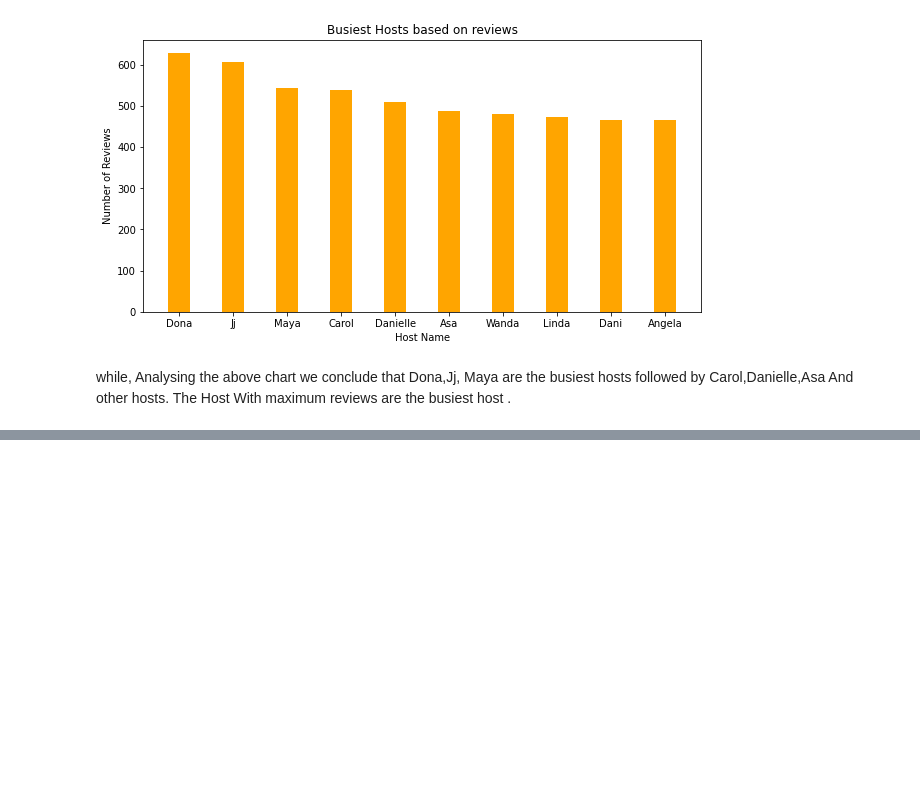
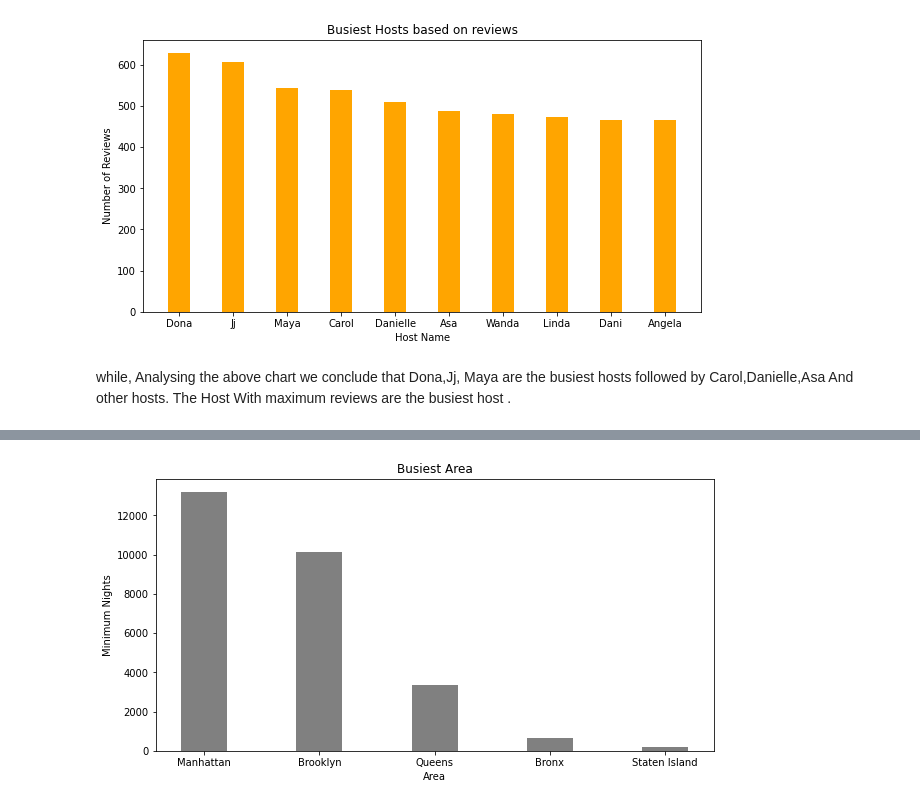
Before and after one commit to vivvvek24/Airbnb-analysis, a Jupyter notebook: Copy_of_Airbnb_Bookings_Analysis_Capstone_Project.ipynb, the cells around one changed output, grey strips where cells are left out. Saved outputs shown, nothing was run; the diff lists cells and outputs as text; code cells hidden in the pictures; blank space fills up the shorter version.

Commit message:
4th question analysed and adding some more data

```diff
--- a/Copy_of_Airbnb_Bookings_Analysis_Capstone_Project.ipynb
+++ b/Copy_of_Airbnb_Bookings_Analysis_Capstone_Project.ipynb
@@ -313,0 +292,5 @@ while, Analysing the above chart we conclude that Dona,Jj, Maya are the busiest
+# %%
+#Grouped data by Neighbourhood_type and minimum_nights spends on that area in different room types.
+Busiest_areas = df_airb.groupby(['neighbourhood_group','room_type'])['minimum_nights'].count().reset_index()
+Busiest_areas = Busiest_areas.sort_values(by='minimum_nights', ascending=False)
+Busiest_areas
@@ -313,0 +314,16 @@ while, Analysing the above chart we conclude that Dona,Jj, Maya are the busiest
+# %%
+# creating the bar plot Neighbourhood_group(area) VS Minimum_nights
+room_type = Busiest_areas['neighbourhood_group']
+stayed = Busiest_areas['minimum_nights']
+
+fig = plt.figure(figsize = (10, 5))
+
+plt.bar(room_type, stayed, color ='grey',
+        width = 0.4)
+
+plt.xlabel("Area")
+plt.ylabel("Minimum Nights")
+plt.title("Busiest Area")
+plt.show()
+# %% [output]
+[figure, added]
```
Also changed, not shown: parts of 15 cells of this notebook.
